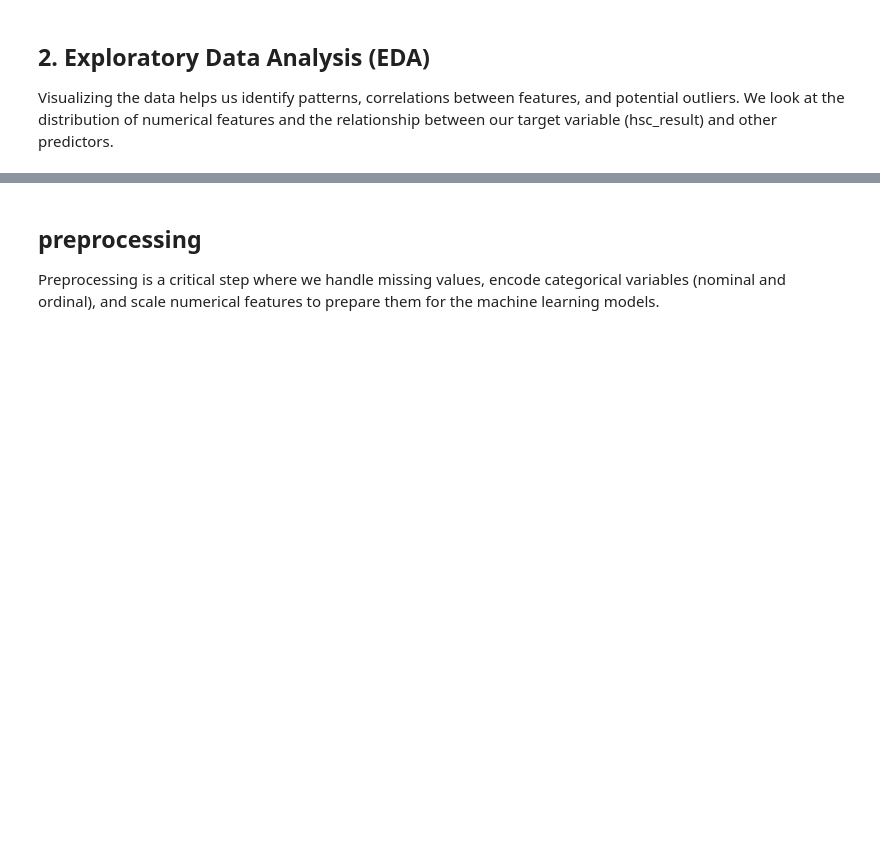
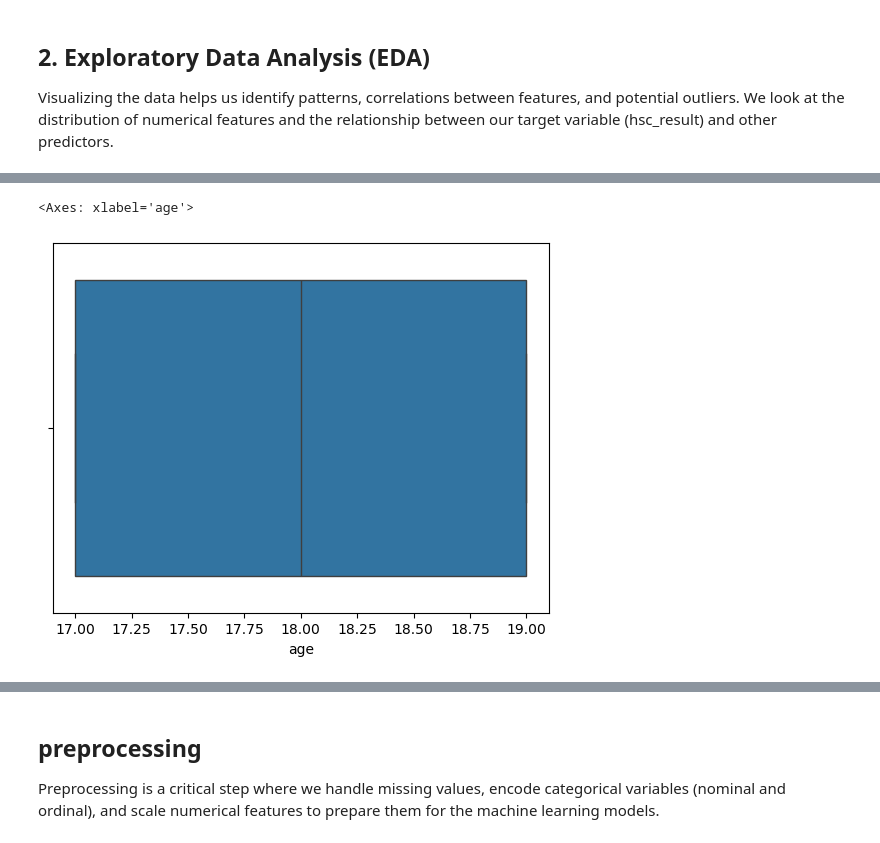
Before and after one commit to AlgoAbrar/Phitron_Ai_ML, a Jupyter notebook: Month_02_Machine_Learning/Module_12/ML_pipeline.ipynb, the cells around one changed output, grey strips where cells are left out. Drawn from its saved outputs; the diff is of its cells as text; code cells hidden in the pictures; blank space fills up the shorter version.

```diff
--- a/Month_02_Machine_Learning/Module_12/ML_pipeline.ipynb
+++ b/Month_02_Machine_Learning/Module_12/ML_pipeline.ipynb
@@ -118,0 +166,5 @@ Visualizing the data helps us identify patterns, correlations between features,
+# %%
+sns.boxplot(data=df, x="age")
+# %% [output]
+<Axes: xlabel='age'>
+[figure, added]
```
Also changed, not shown: parts of 5 cells of this notebook.
